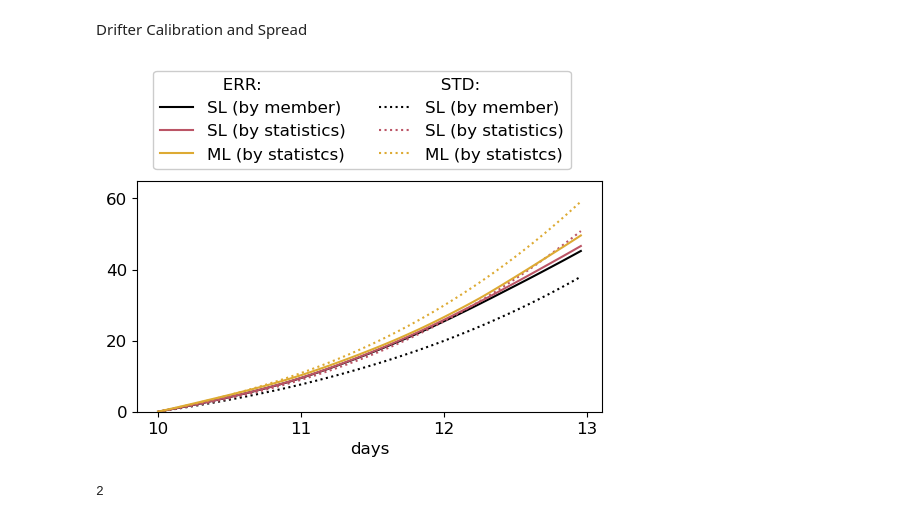
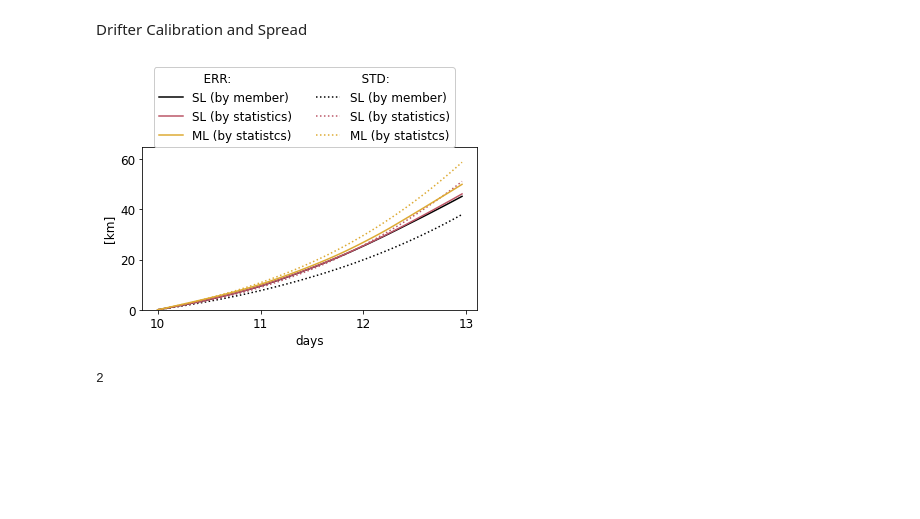
Before and after one commit to sintefmath/multilevelDA, a Jupyter notebook: notebooks/DoubleJet-DA-PostProcessing-DriftersERR4paper.ipynb, the cells around one changed output. Drawn from its saved outputs; the diff is of its cells as text; code cells hidden in the pictures; blank space fills up the shorter version.

```diff
--- a/notebooks/DoubleJet-DA-PostProcessing-DriftersERR4paper.ipynb
+++ b/notebooks/DoubleJet-DA-PostProcessing-DriftersERR4paper.ipynb
@@ -48,7 +48,7 @@ true_trajectories.get_num_drifters()
 # %% [markdown]
 ## Ensemble drifter
 # %%
-slda_path = "/home/florianb/havvarsel/multilevelDA/doublejet/scripts/DataAssimilation/DoubleJetSLDA/2023-11-10T11_44_24"
+slda_path = "../scripts/DataAssimilation/DoubleJetSLDA/2023-11-10T11_44_24"
 
 slda_drifter_path = os.path.join(slda_path, "sldrifters_60")
 
@@ -76,7 +76,7 @@ for f in os.listdir(slda_drifter_path):
 
         slda_trajectories2.append(trajectory)
 # %%
-mlda_path = "/home/florianb/havvarsel/multilevelDA/doublejet/scripts/DataAssimilation/DoubleJetMLDA/2023-11-09T18_07_14"
+mlda_path = "../scripts/DataAssimilation/DoubleJetMLDA/2023-11-09T18_07_14"
 mlda_drifter_path = os.path.join(mlda_path, "mldrifters_60")
 
 # mlda_path = "/home/florianb/havvarsel/multilevelDA/doublejet/scripts/DataAssimilation/DoubleJetMLDA/2023-11-08T15_45_28"
@@ -158,34 +158,35 @@ fig, ax = plt.subplots(1,1, figsize=(6, 3))
 
 ax.plot(slda_drifter_stats[0], c=c0, label = "SL (by member)")
 ax.plot(slda_drifter_stats[1], c=c0, ls="dotted", label = "SL (by member)")
 
 ax.plot(slda2_drifter_stats[0], c=c1, label = "SL (by statistics)")
 ax.plot(slda2_drifter_stats[1], c=c1, ls="dotted", label = "SL (by statistics)")
 
 ax.plot(mlda_drifter_stats[0], c=c2, label = "ML (by statistcs)")
 ax.plot(mlda_drifter_stats[1], c=c2, ls="dotted", label = "ML (by statistcs)")
 
 ax.tick_params(axis='x', labelsize=12)
 ax.tick_params(axis='y', labelsize=12)
 
 ax.set_xticks([0,24,48,72])
 ax.set_xticklabels([10, 11, 12, 13])
 ax.set_xlabel("days", fontsize=12)
+ax.set_ylabel("[km]", fontsize=12)
 
 ax.set_ylim((0,65))
 
 
 h, l = ax.get_legend_handles_labels()
 ph = [plt.plot([],marker="", ls="")[0]]*2
 
 handles = ph[:1] + h[::2] + ph[1:] + h[1::2]
 labels = ["   ERR: "] + l[::2] + ["   STD:"] + l[1::2]
 
 leg = fig.legend(handles, labels, loc="upper center", bbox_to_anchor=(0.5,1.275), ncol=2, framealpha=1.0, fontsize=12)
 
 plt.savefig("DoubleJet-DA-PostProcessing-DriftersERR4paper.pdf", bbox_inches="tight", dpi=300)
 # %% [output]
-[figure, old version]
+[figure, new version]
 # %%
 1+1
 # %% [output]
```
Also changed, not shown: parts of 1 cell of this notebook, 3 other files.
